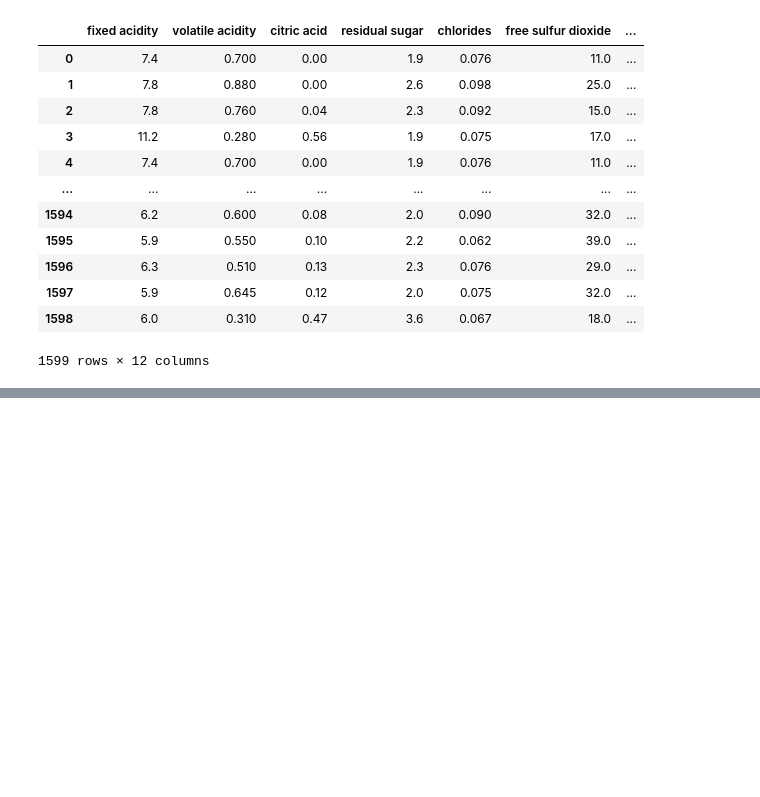
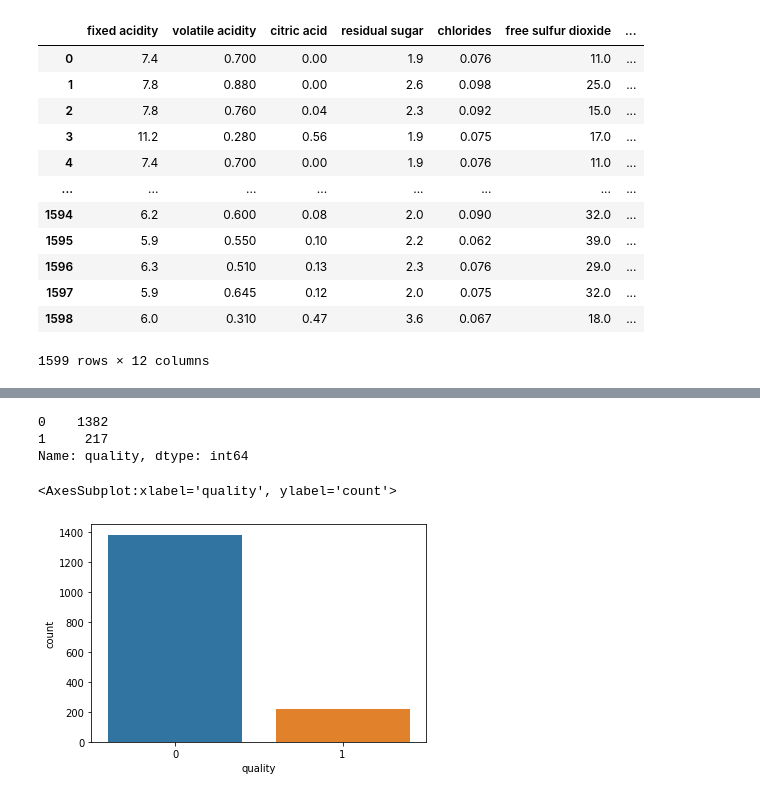
Before and after one commit to Hiroshi18/winequality-red, a Jupyter notebook: winequality.ipynb, the cells around one changed output, grey strips where cells are left out. Saved outputs shown, nothing was run; the diff lists cells and outputs as text; code cells hidden in the pictures; blank space fills up the shorter version.

```diff
--- a/winequality.ipynb
+++ b/winequality.ipynb
@@ -65,7 +66,7 @@ sns.barplot(x='quality', y='pH', data = df)
 # %%
 # Pre processamento dos dados
 bins = (2, 6.5, 8)
-groups = ['bom', 'ruim']
+groups = ['bad', 'good']
 df['quality'] = pd.cut(df['quality'], bins = bins, labels=groups)
 # %%
 df
@@ -83,3 +84,5 @@ df
 | 1597 | 5.9 | 0.645 | 0.12 | 2.0 | 0.075 | 32.0 | ... |
 | 1598 | 6.0 | 0.310 | 0.47 | 3.6 | 0.067 | 18.0 | ... |
 1599 rows × 12 columns
+# %%
+df['quality'] = preprocessing.LabelEncoder().fit_transform(df['quality'])
@@ -85,0 +105,11 @@ df
+# %%
+df['quality'].value_counts()
+# %% [output]
+0    1382
+1     217
+Name: quality, dtype: int64
+# %%
+sns.countplot(df['quality'])
+# %% [output]
+<AxesSubplot:xlabel='quality', ylabel='count'>
+[figure, added]
```
Also changed, not shown: parts of 6 cells of this notebook.
